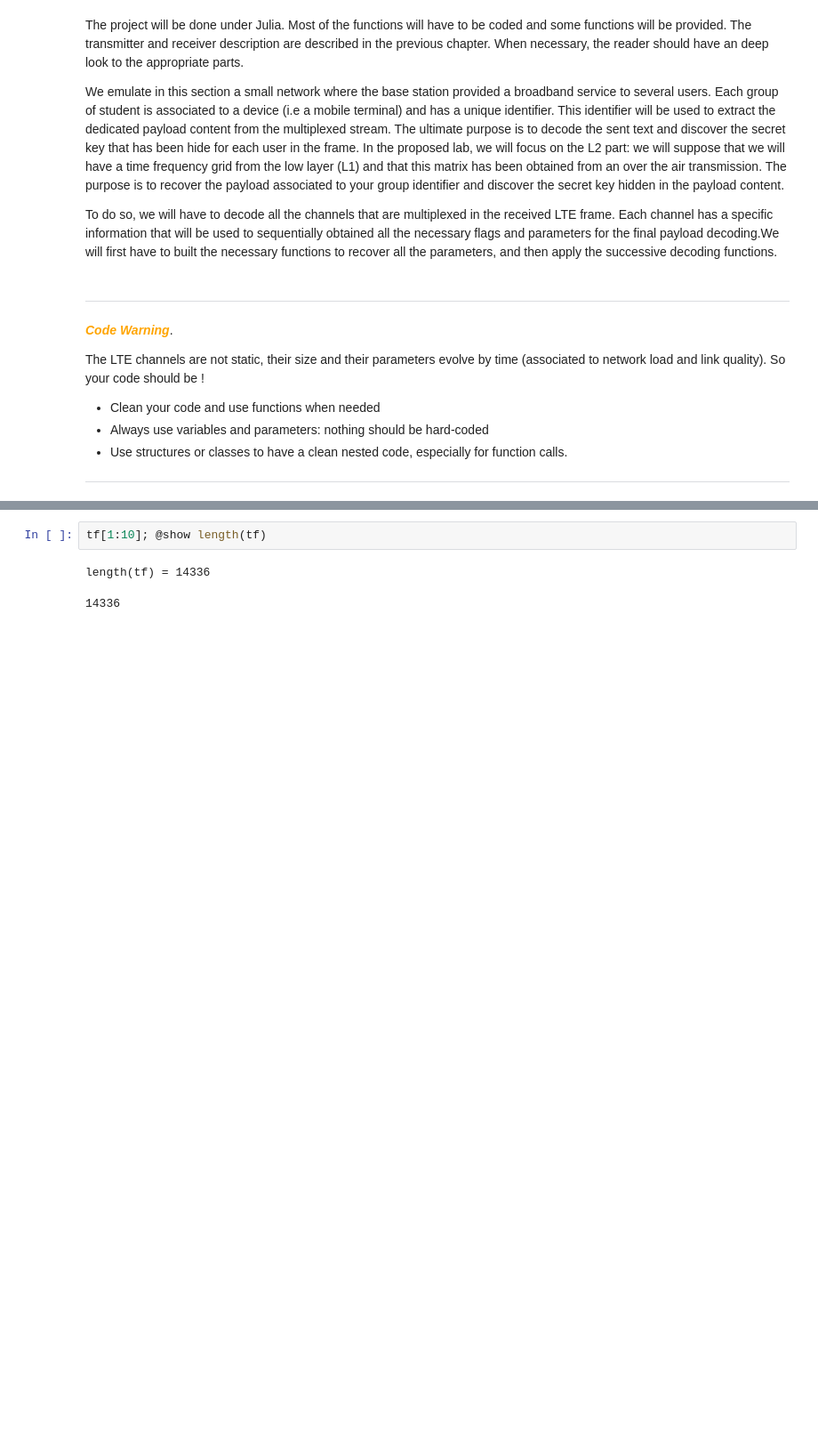
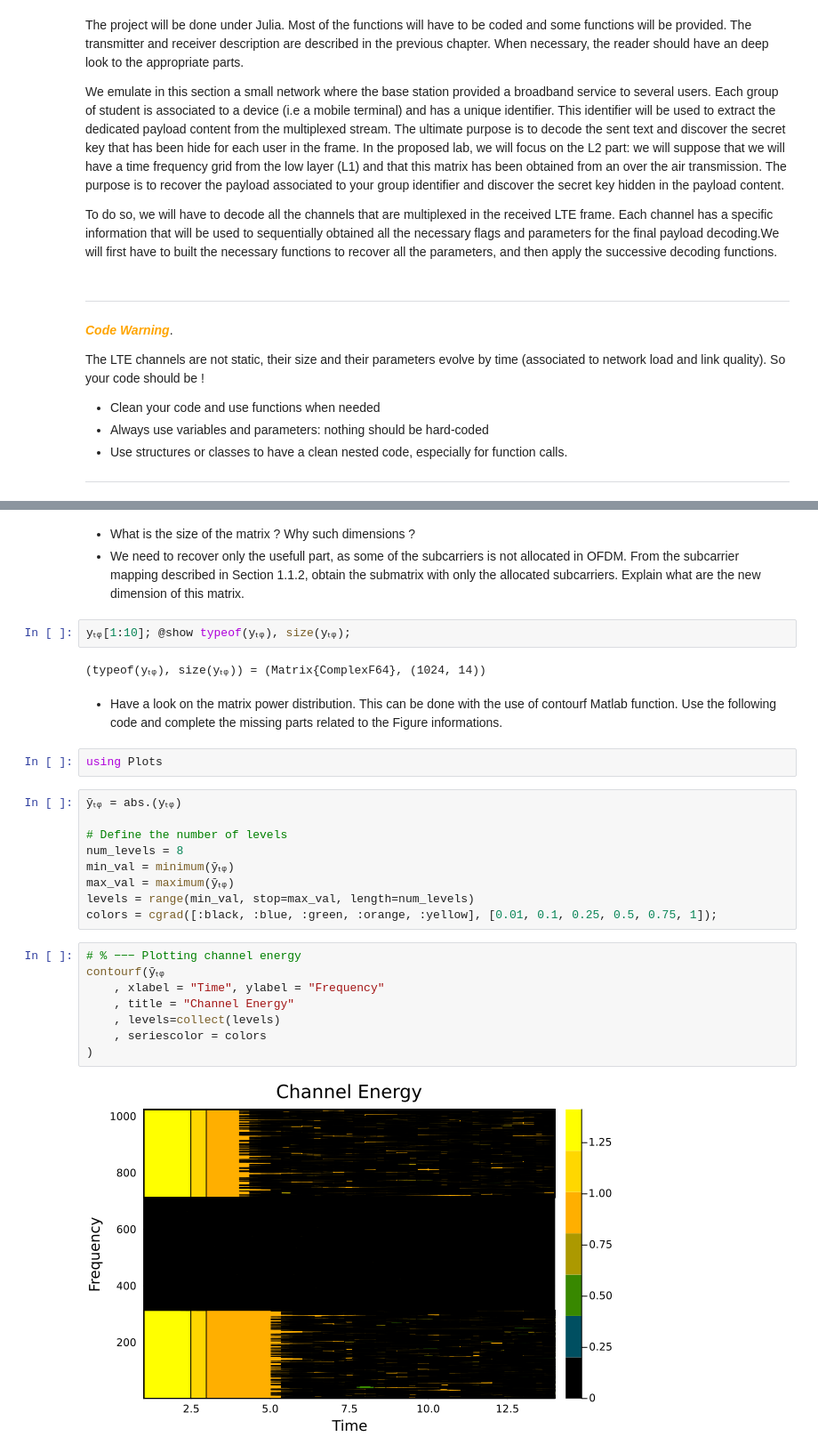
Before and after one commit to setrar/imr_wirelessnetwork_lab, a Jupyter notebook: wirelessProject_topic.ipynb, the cells around one changed output, grey strips where cells are left out. Shown at 89% size. Drawn from its saved outputs; the diff is of its cells as text; blank space fills up the shorter version.

```diff
--- a/wirelessProject_topic.ipynb
+++ b/wirelessProject_topic.ipynb
@@ -39,5 +45,30 @@ using Plots
+# %% [markdown]
+- What is the size of the matrix ? Why such dimensions ?
+- We need to recover only the usefull part, as some of the subcarriers is not allocated in OFDM. From the subcarrier mapping described in Section 1.1.2, obtain the submatrix with only the allocated subcarriers. Explain what are the new dimension of this matrix.
 # %%
-tf[1:10]; @show length(tf)
+yₜᵩ[1:10]; @show typeof(yₜᵩ), size(yₜᵩ);
 # %% [output]
-length(tf) = 14336
+(typeof(yₜᵩ), size(yₜᵩ)) = (Matrix{ComplexF64}, (1024, 14))
-14336
+# %% [markdown]
+- Have a look on the matrix power distribution. This can be done with the use of contourf Matlab function. Use the following code and complete the missing parts related to the Figure informations.
+# %%
+using Plots
+# %%
+ȳₜᵩ = abs.(yₜᵩ)
+
+# Define the number of levels
+num_levels = 8
+min_val = minimum(ȳₜᵩ)
+max_val = maximum(ȳₜᵩ)
+levels = range(min_val, stop=max_val, length=num_levels)
+colors = cgrad([:black, :blue, :green, :orange, :yellow], [0.01, 0.1, 0.25, 0.5, 0.75, 1]);
+# %%
+# % −−− Plotting channel energy
+contourf(ȳₜᵩ
+    , xlabel = "Time", ylabel = "Frequency"
+    , title = "Channel Energy"
+    , levels=collect(levels)
+    , seriescolor = colors
+)
+# %% [output]
+[figure, added]
```
Also changed, not shown: parts of 9 cells of this notebook.
